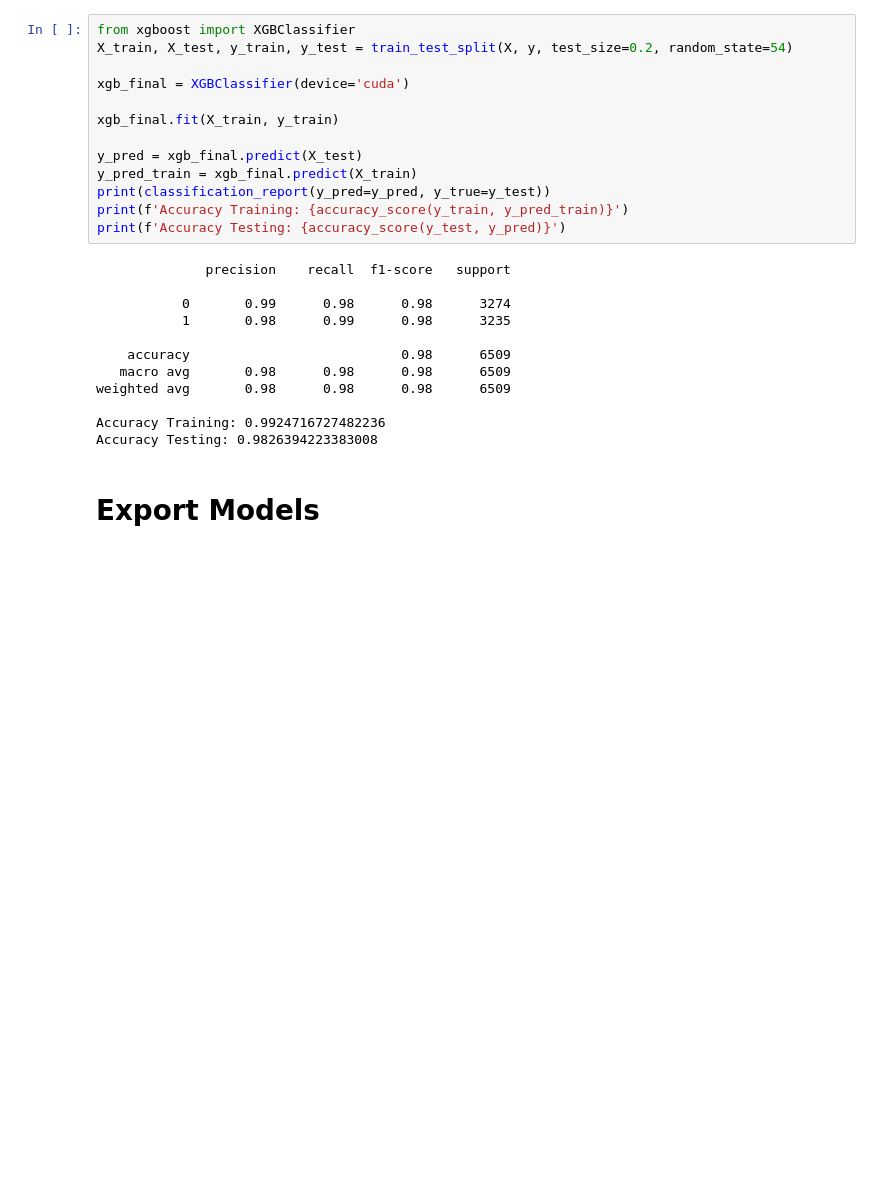
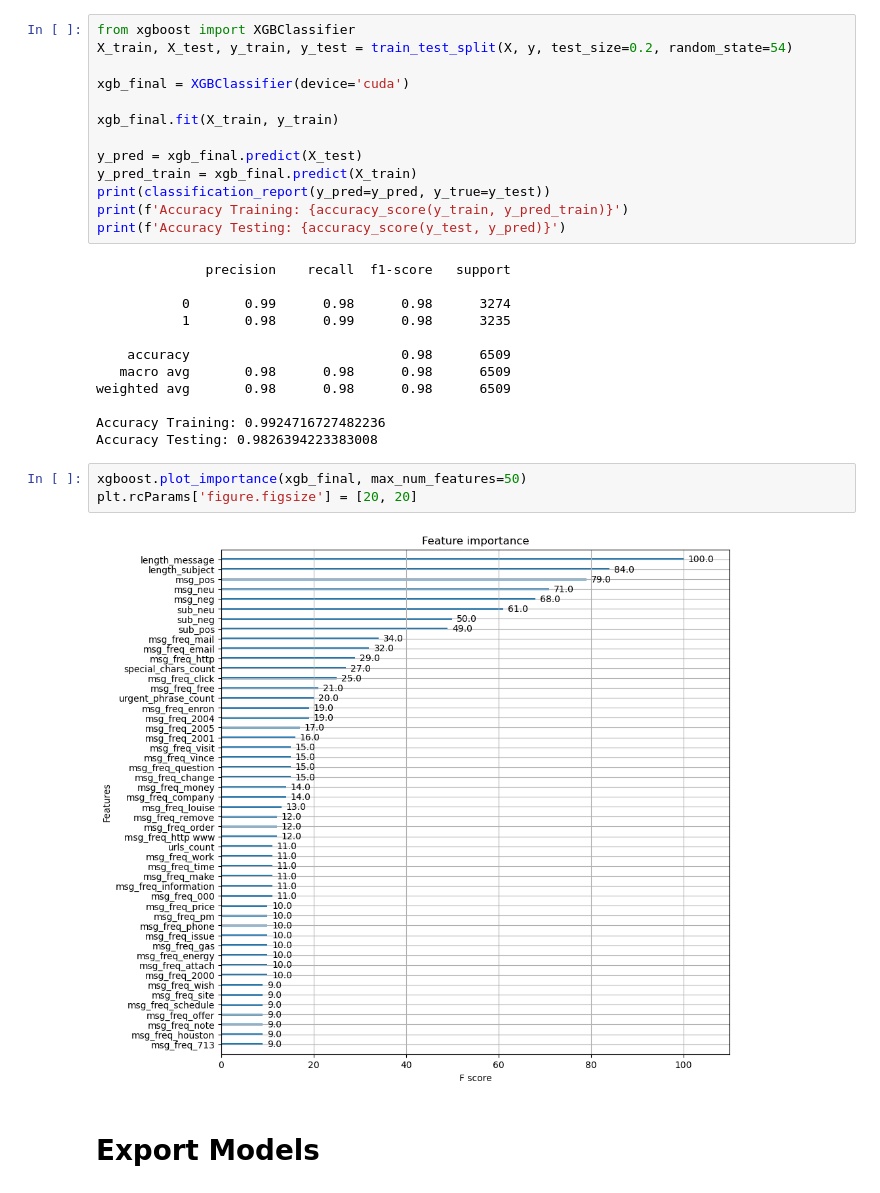
Before and after one commit to b-walls/UEBA-Spam-Email-Classification, a Jupyter notebook: model_training.ipynb, the cells around one changed output. Drawn from its saved outputs; the diff is of its cells as text; blank space fills up the shorter version.

```diff
--- a/model_training.ipynb
+++ b/model_training.ipynb
@@ -385,6 +393,11 @@ weighted avg       0.98      0.98      0.98      6509
 
 Accuracy Training: 0.9924716727482236
 Accuracy Testing: 0.9826394223383008
+# %%
+xgboost.plot_importance(xgb_final, max_num_features=50)
+plt.rcParams['figure.figsize'] = [20, 20]
+# %% [output]
+[figure, added]
 # %% [markdown]
 # Export Models
 # %%
```
Also changed, not shown: parts of 6 cells of this notebook.
